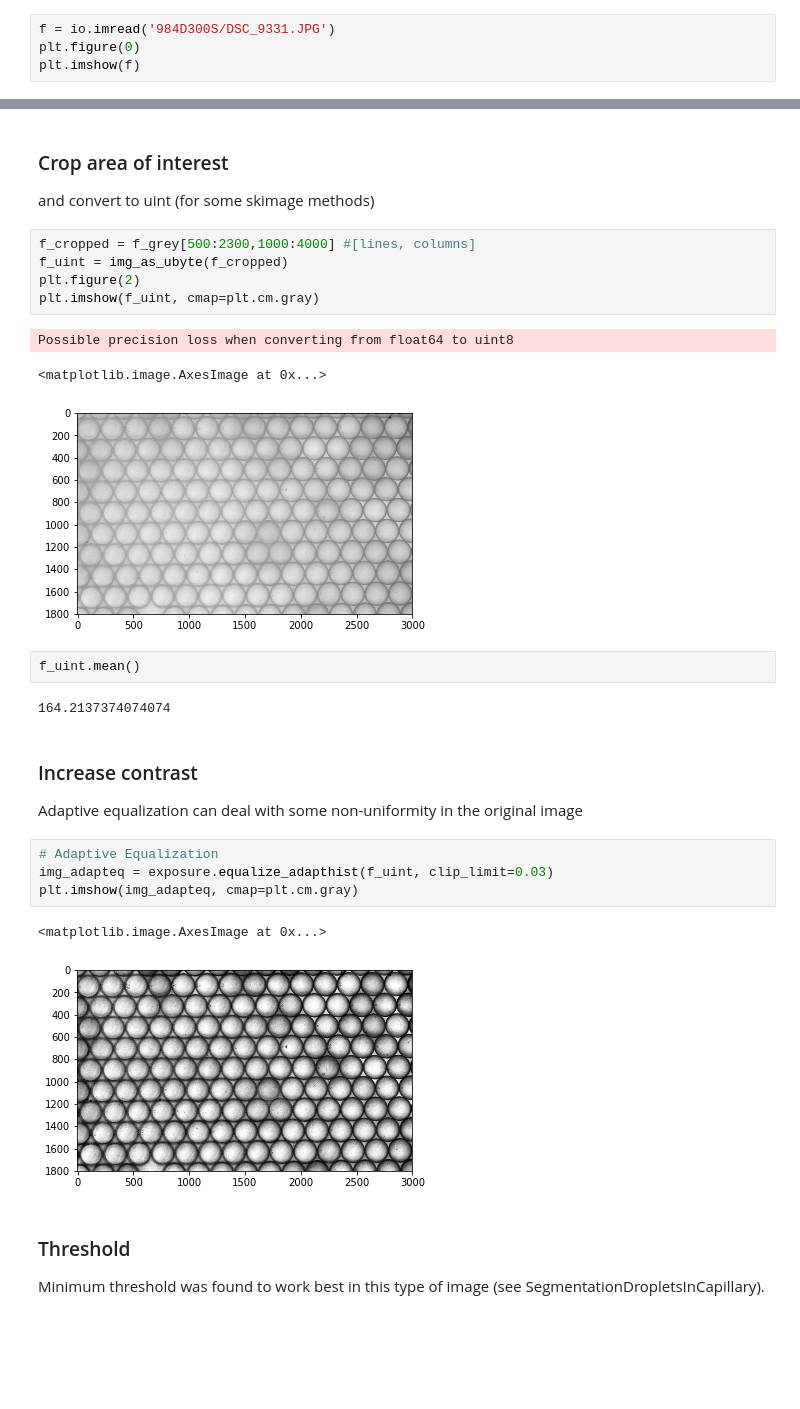
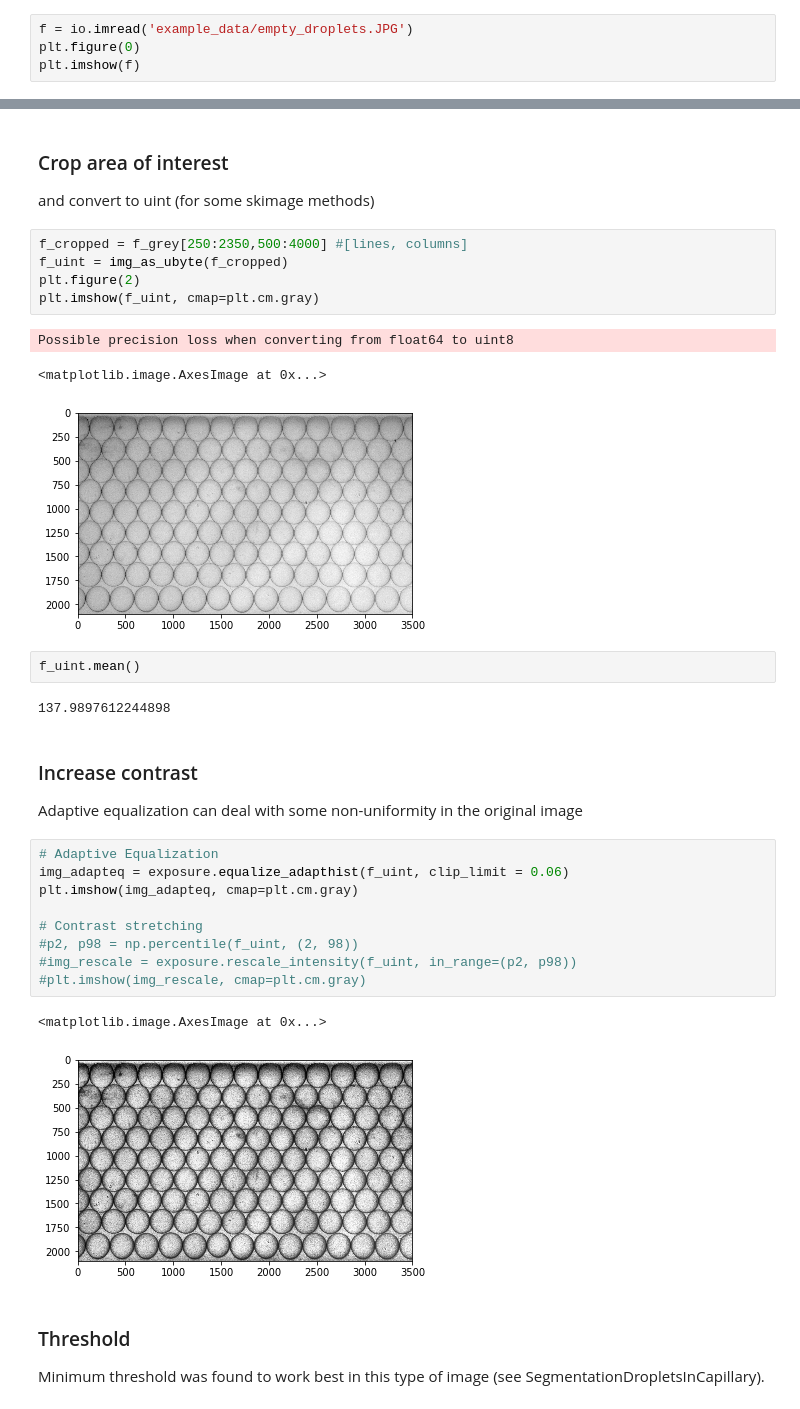
Before and after one commit to hlgirard/CrystalML, a Jupyter notebook: notebooks/SegmentationDropletsInCapillary_hlg_2_Watershed.ipynb, the cells around one changed output, grey strips where cells are left out. Drawn from its saved outputs; the diff is of its cells as text; blank space fills up the shorter version.

```diff
--- a/notebooks/SegmentationDropletsInCapillary_hlg_2_Watershed.ipynb
+++ b/notebooks/SegmentationDropletsInCapillary_hlg_2_Watershed.ipynb
@@ -30,7 +30,7 @@ import plotly.graph_objs as go
 # %% [markdown]
 ### Read image
 # %%
-f = io.imread('984D300S/DSC_9331.JPG')
+f = io.imread('example_data/empty_droplets.JPG')
 plt.figure(0)
 plt.imshow(f)
 # %% [output]
@@ -53,29 +53,34 @@ f_grey.shape
 
 and convert to uint (for some skimage methods)
 # %%
-f_cropped = f_grey[500:2300,1000:4000] #[lines, columns]
+f_cropped = f_grey[250:2350,500:4000] #[lines, columns]
 f_uint = img_as_ubyte(f_cropped)
 plt.figure(2)
 plt.imshow(f_uint, cmap=plt.cm.gray)
 # %% [output]
 Possible precision loss when converting from float64 to uint8
 <matplotlib.image.AxesImage at 0x...>
-[figure, old version]
+[figure, new version]
 # %%
 f_uint.mean()
 # %% [output]
-164.2137374074074
+137.9897612244898
 # %% [markdown]
 ### Increase contrast
 
 Adaptive equalization can deal with some non-uniformity in the original image
 # %%
 # Adaptive Equalization
-img_adapteq = exposure.equalize_adapthist(f_uint, clip_limit=0.03)
+img_adapteq = exposure.equalize_adapthist(f_uint, clip_limit = 0.06)
 plt.imshow(img_adapteq, cmap=plt.cm.gray)
+
+# Contrast stretching
+#p2, p98 = np.percentile(f_uint, (2, 98))
+#img_rescale = exposure.rescale_intensity(f_uint, in_range=(p2, p98))
+#plt.imshow(img_rescale, cmap=plt.cm.gray)
 # %% [output]
 <matplotlib.image.AxesImage at 0x...>
-[figure, old version]
+[figure, new version]
 # %% [markdown]
 ### Threshold
 
```
Also changed, not shown: parts of 10 cells of this notebook, 2 other files.
